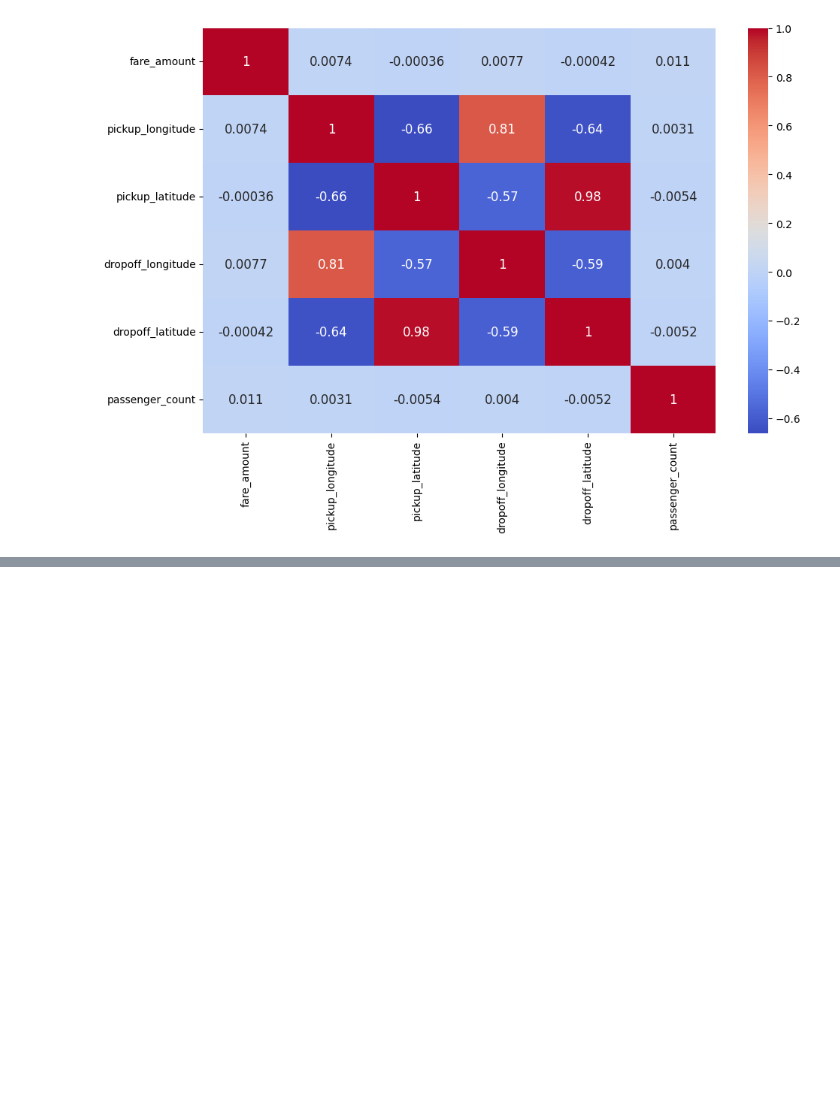
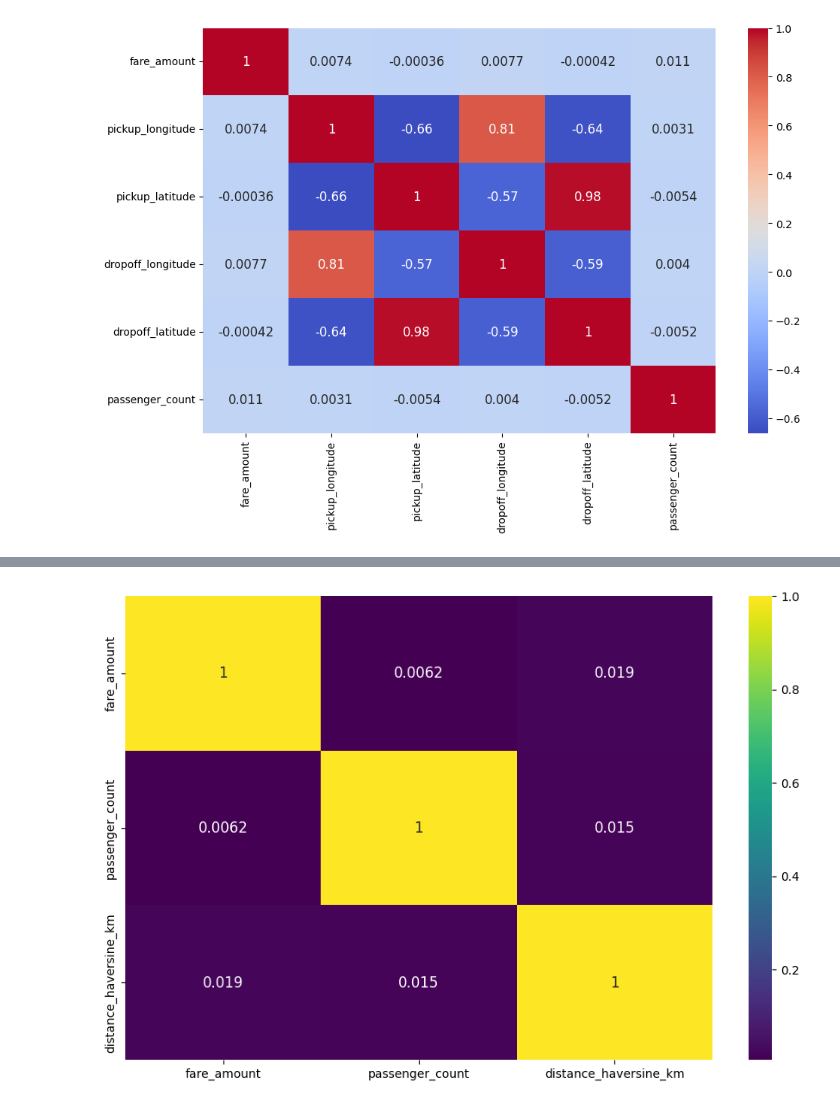
Before and after one commit to yjalil/prelectureMLops, a Jupyter notebook: project/notebooks/Progress_taxifare.ipynb, the cells around one changed output, grey strips where cells are left out. Saved outputs shown, nothing was run; the diff lists cells and outputs as text; code cells hidden in the pictures; blank space fills up the shorter version.

```diff
--- a/project/notebooks/Progress_taxifare.ipynb
+++ b/project/notebooks/Progress_taxifare.ipynb
@@ -175,0 +462,4 @@ sns.heatmap(
+# %%
+heatmap_peryear(data_2010)
+# %% [output]
+[figure, added]
```
Also changed, not shown: parts of 33 cells of this notebook, 2 other files.
